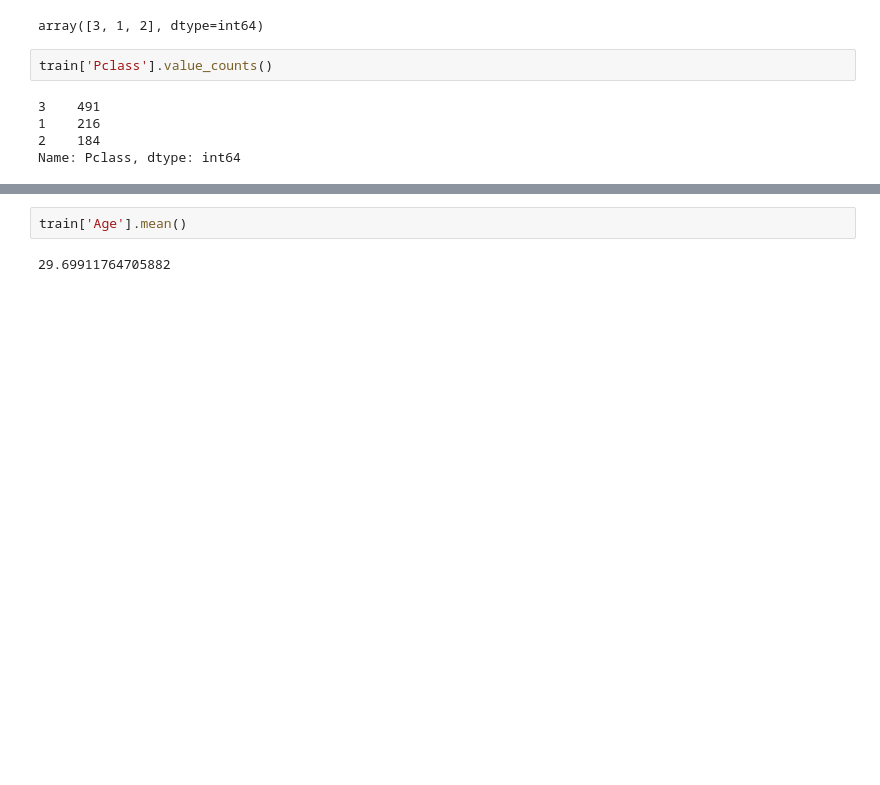
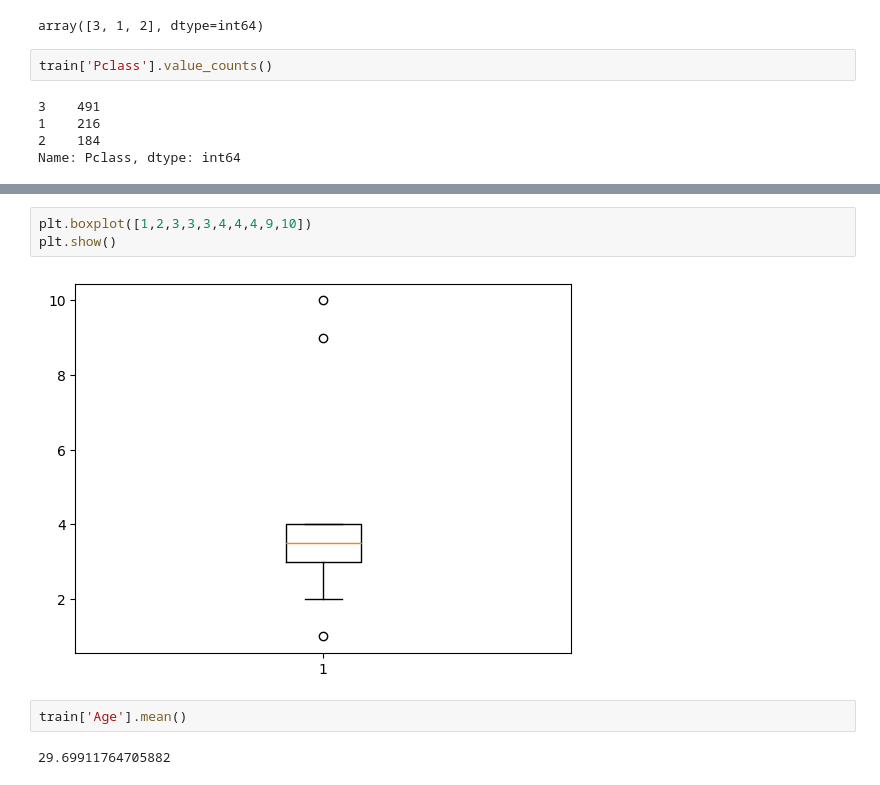
Before and after one commit to kkh1158/lecture, a Jupyter notebook: ipynb/lec12_matplotlib.ipynb, the cells around one changed output, grey strips where cells are left out. Cells and saved outputs as stored; diff of their text form; blank space fills up the shorter version.

```diff
--- a/ipynb/lec12_matplotlib.ipynb
+++ b/ipynb/lec12_matplotlib.ipynb
@@ -123,3 +123,8 @@ plt.show()
+# %%
+plt.boxplot([1,2,3,3,3,4,4,4,9,10])
+plt.show()
+# %% [output]
+[figure, new version]
 # %%
 train['Age'].mean()
 # %% [output]
```
Also changed, not shown: parts of 19 cells of this notebook, 2 other files.
